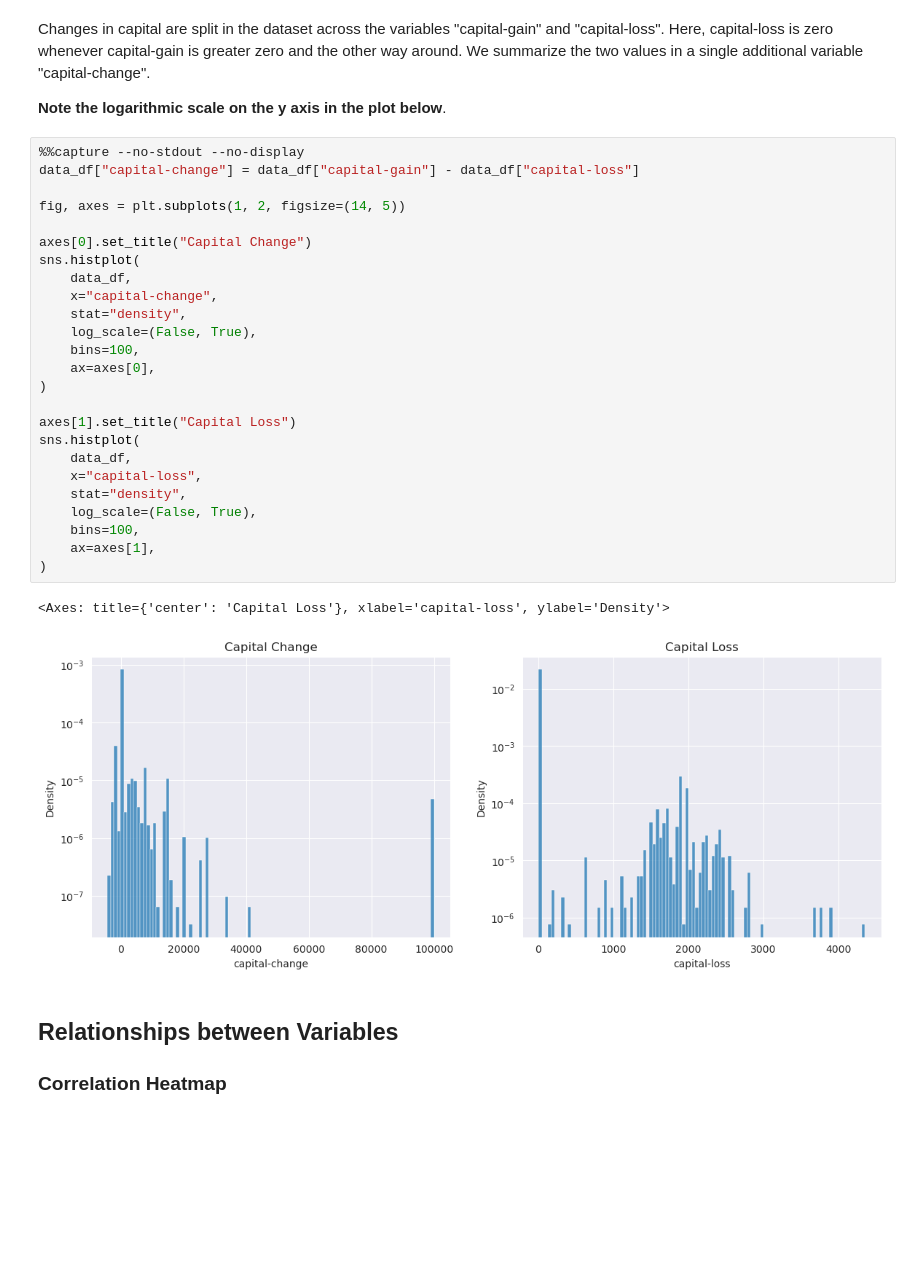
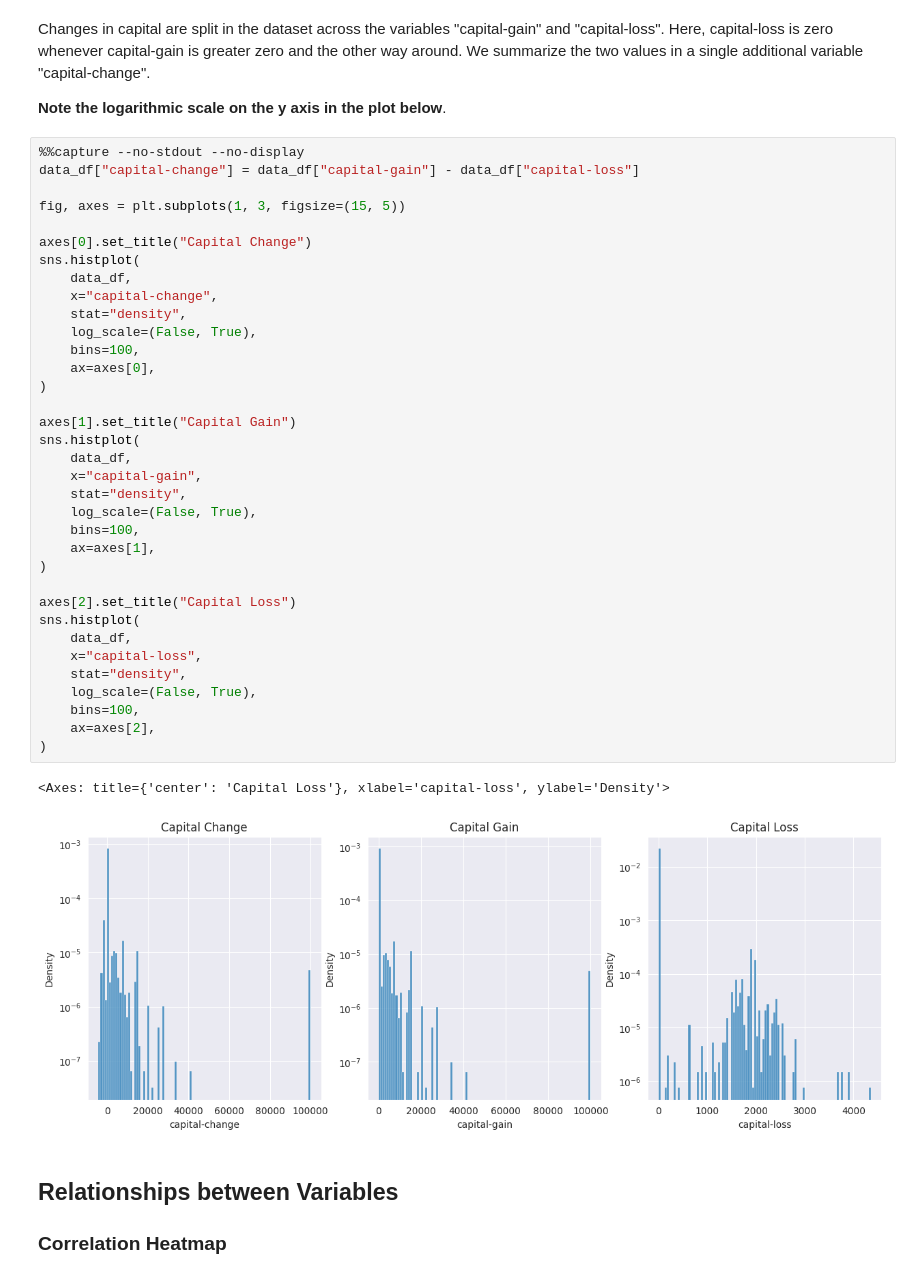
Before and after one commit to sen-uni-kn/probspecs, a Jupyter notebook: experiments/group_fairness_tabular/adult_population_models.ipynb, the cells around one changed output. Saved outputs shown, nothing was run; the diff lists cells and outputs as text; blank space fills up the shorter version.

```diff
--- a/experiments/group_fairness_tabular/adult_population_models.ipynb
+++ b/experiments/group_fairness_tabular/adult_population_models.ipynb
@@ -88,31 +100,41 @@ We summarize the two values in a single additional variable "capital-change".
 # %%
 %%capture --no-stdout --no-display
 data_df["capital-change"] = data_df["capital-gain"] - data_df["capital-loss"]
 
-fig, axes = plt.subplots(1, 2, figsize=(14, 5))
+fig, axes = plt.subplots(1, 3, figsize=(15, 5))
 
 axes[0].set_title("Capital Change")
 sns.histplot(
     data_df,
     x="capital-change",
     stat="density",
     log_scale=(False, True),
     bins=100,
     ax=axes[0],
 )
 
-axes[1].set_title("Capital Loss")
+axes[1].set_title("Capital Gain")
+sns.histplot(
+    data_df,
+    x="capital-gain",
+    stat="density",
+    log_scale=(False, True),
+    bins=100,
+    ax=axes[1],
+)
+
+axes[2].set_title("Capital Loss")
 sns.histplot(
     data_df,
     x="capital-loss",
     stat="density",
     log_scale=(False, True),
     bins=100,
-    ax=axes[1],
+    ax=axes[2],
 )
 # %% [output]
 <Axes: title={'center': 'Capital Loss'}, xlabel='capital-loss', ylabel='Density'>
-[figure, old version]
+[figure, new version]
 # %% [markdown]
 ## Relationships between Variables
 ### Correlation Heatmap
```
Also changed, not shown: parts of 36 cells of this notebook.
